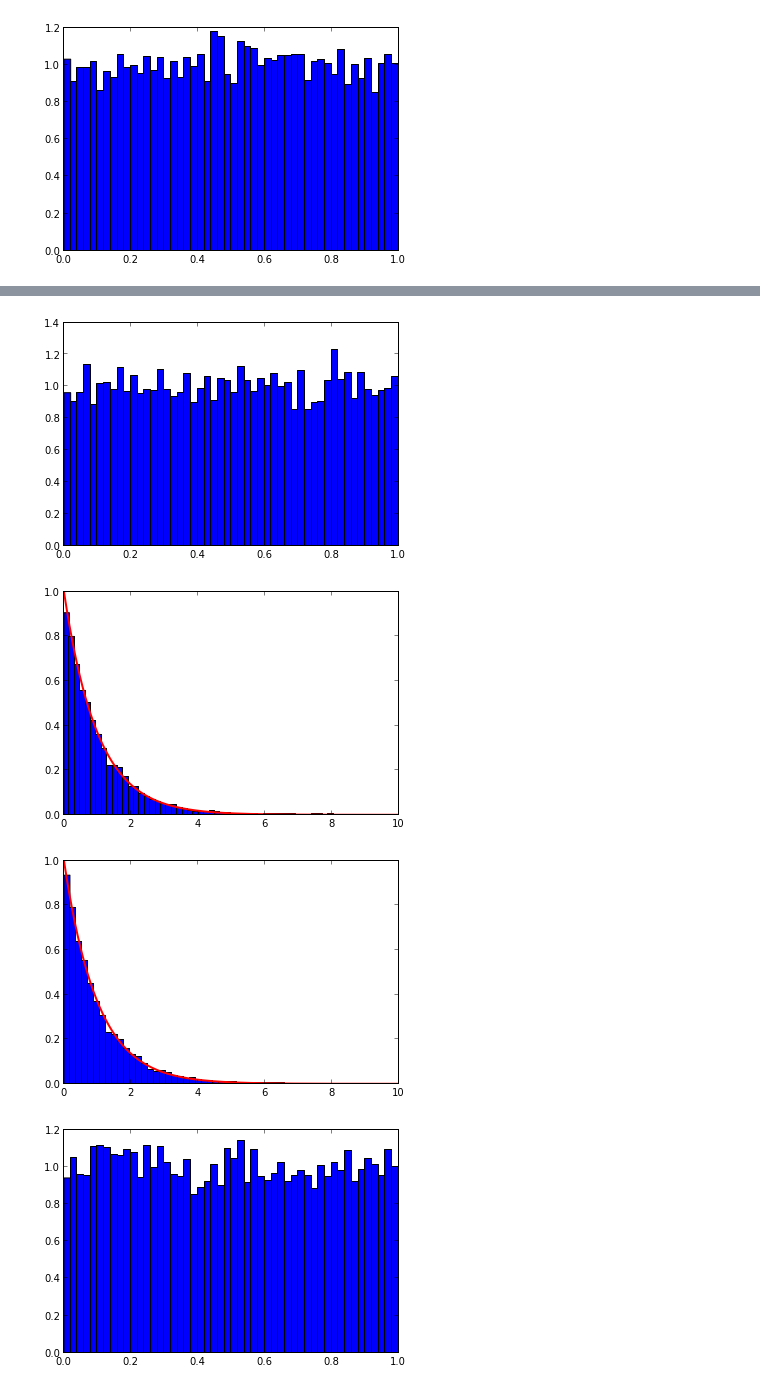
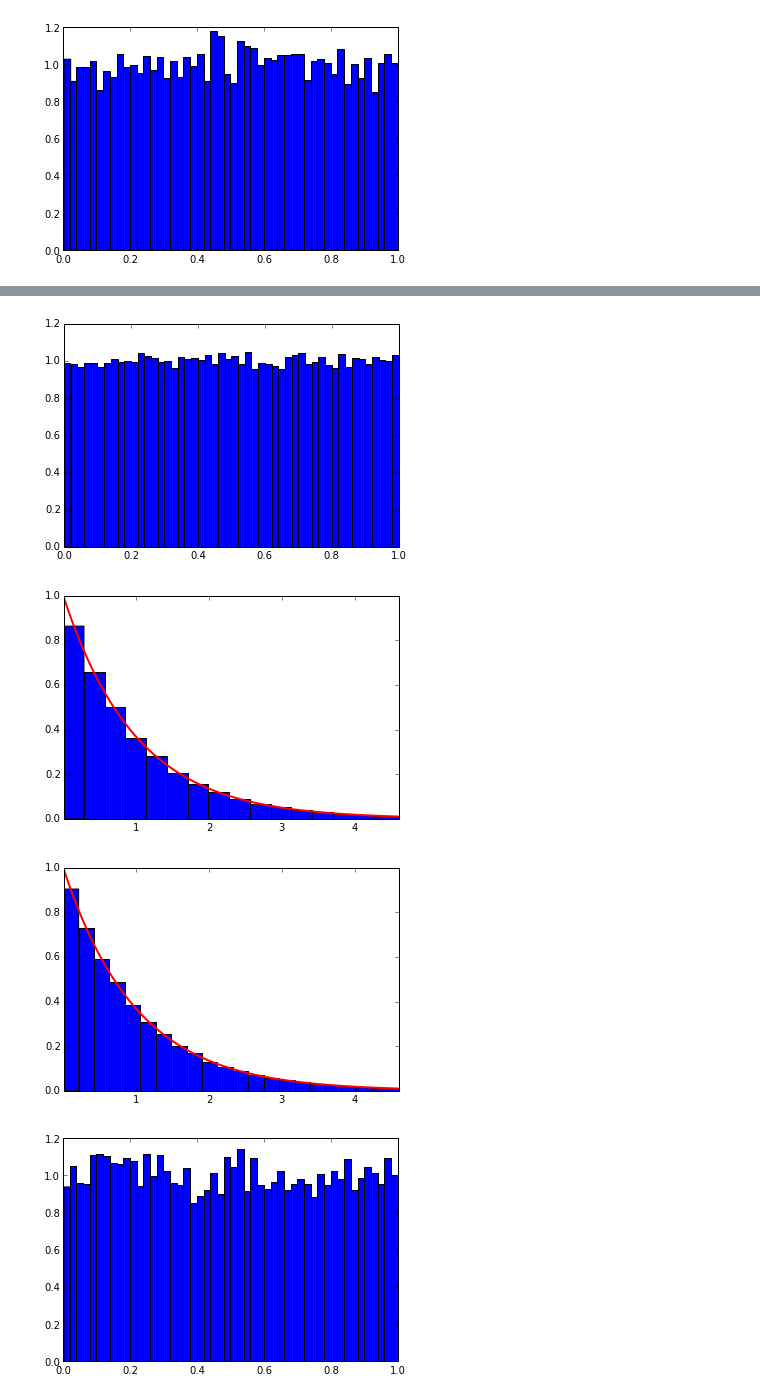
Before and after one commit to aidiary/PRML, a Jupyter notebook: ch11/monte_carlo.ipynb, the cells around one changed output, grey strips where cells are left out. Drawn from its saved outputs; the diff is of its cells as text; code cells hidden in the pictures.

Commit message:
scipy.statsを使うように修正

```diff
--- a/ch11/monte_carlo.ipynb
+++ b/ch11/monte_carlo.ipynb
@@ -35,50 +85,51 @@ plt.show()
 # %%
 # 逆変換法で一様分布から指数分布を得る
 import numpy as np
 import matplotlib.pyplot as plt
 import scipy.stats
 
 nbins = 50
 
 # 指数分布のパラメータ
-lam = 1.0
-scale = 1.0 / lam
+scale = 1.0
 
-# 逆変換法で一様分布から指数分布を得る
+# 逆変換法で一様乱数から指数分布の乱数を得る
 np.random.seed()
-N = 10000
-U = np.random.uniform(0.0, 1.0, N)
+N = 100000
+U = scipy.stats.uniform(loc=0.0, scale=1.0).rvs(size=N)
+
 # 指数分布の累積分布関数の逆関数を用いて変換
 X1 = - scale * np.log(1 - U)
 
-# 生成した元の一様分布を描画
+# 生成した元の一様乱数を描画
 plt.figure(1)
 plt.hist(U, nbins, normed=True)
 
-# 変換した指数分布と理想的なPDFを描画
+# 変換した指数分布の乱数と理想的なPDFを描画
 plt.figure(2)
-plt.xlim((0, 10))
+rv = scipy.stats.expon(scale=scale)
 plt.hist(X1, nbins, normed=True)
+x = np.linspace(rv.ppf(0.01), rv.ppf(0.99), 1000)
+y = rv.pdf(x)
+plt.plot(x, y, 'r-', lw=2)
+plt.xlim((rv.ppf(0.01), rv.ppf(0.99)))
 
-x = np.linspace(0, 10, 1000)
-y = scipy.stats.expon.pdf(x, scale=scale)
-plt.plot(x, y, 'r-', lw=2)
-
-# numpyの指数分布に従う乱数生成関数を利用した場合
+# scipyの乱数生成関数を利用した場合
 plt.figure(3)
-plt.xlim((0, 10))
-X2 = np.random.exponential(scale=scale, size=N)
+rv = scipy.stats.expon(scale=scale)
+X2 = rv.rvs(N)
 plt.hist(X2, nbins, normed=True)
 
-x = np.linspace(0, 10, 1000)
-y = scipy.stats.expon.pdf(x, scale=scale)
+x = np.linspace(rv.ppf(0.01), rv.ppf(0.99), 1000)
+y = rv.pdf(x)
 plt.plot(x, y, 'r-', lw=2)
+plt.xlim((rv.ppf(0.01), rv.ppf(0.99)))
 
 plt.show()
 # %% [output]
-[figure, old version]
+[figure, new version]
-[figure, old version]
+[figure, new version]
-[figure, old version]
+[figure, new version]
 # %%
 # 逆変換法で一様分布からロジスティック分布を得る
 import numpy as np
```
Also changed, not shown: parts of 4 cells of this notebook.
